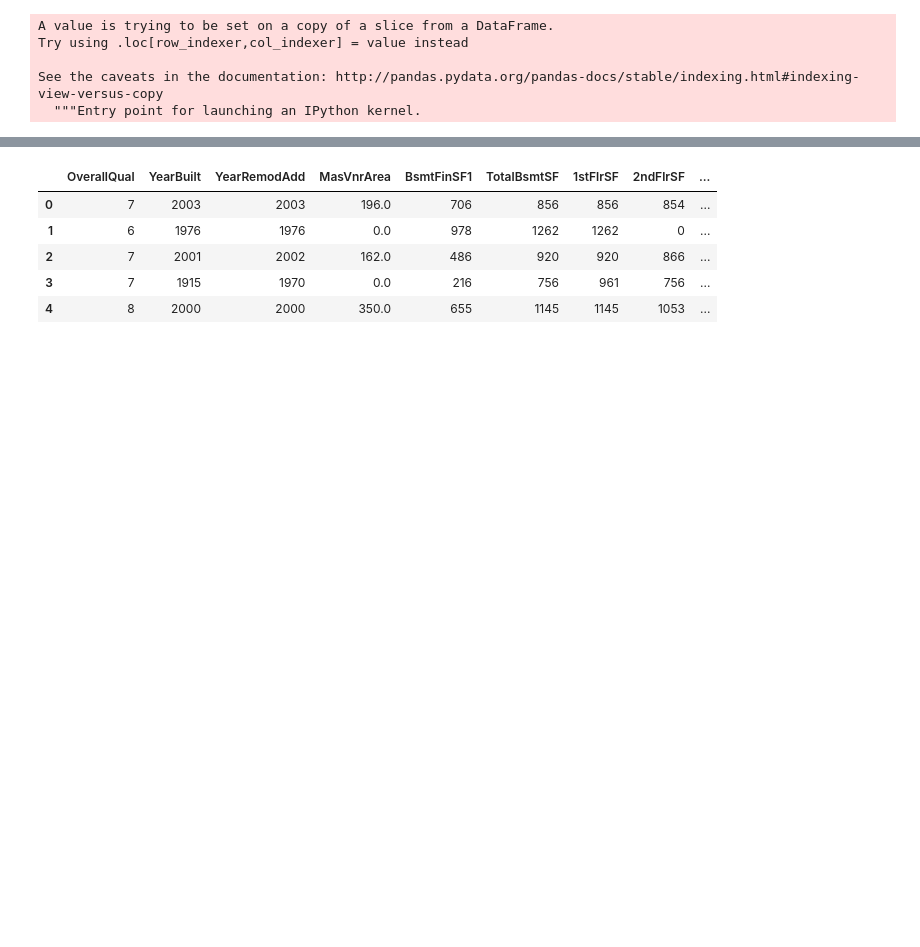
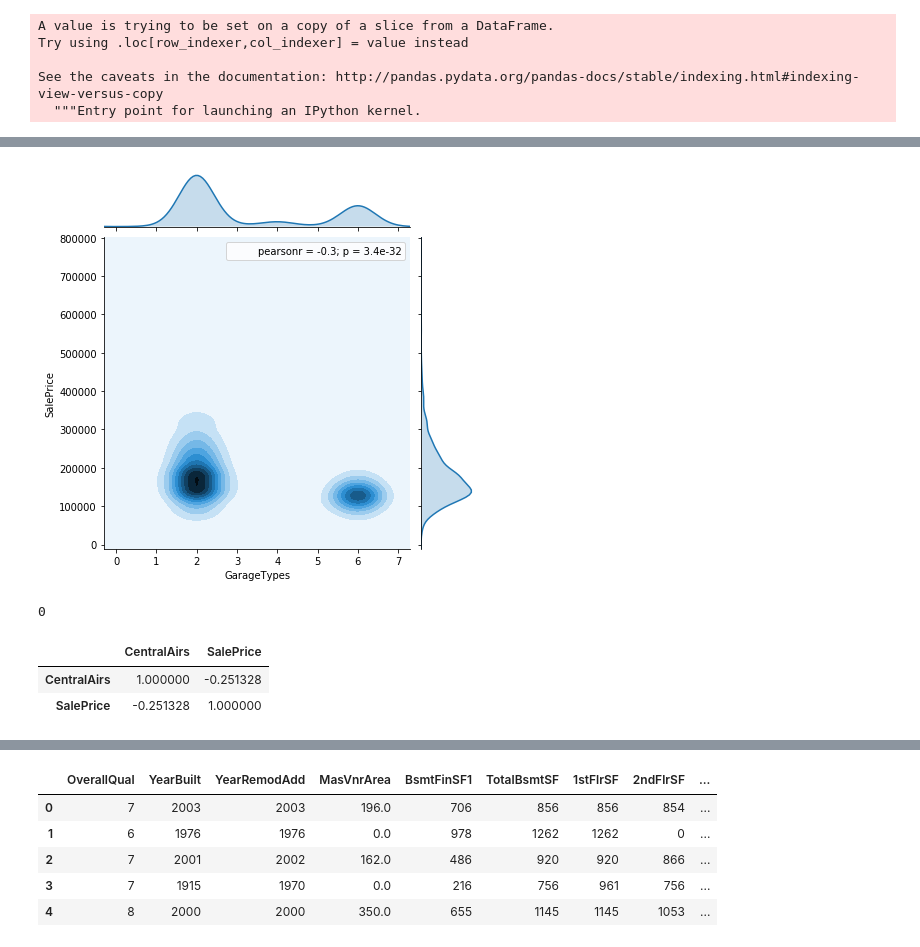
Before and after one commit to UrtziFM/KaggleHousesPrices, a Jupyter notebook: House-Prices-1.ipynb, the cells around one changed output, grey strips where cells are left out. Saved outputs shown, nothing was run; the diff lists cells and outputs as text; code cells hidden in the pictures; blank space fills up the shorter version.

```diff
--- a/House-Prices-1.ipynb
+++ b/House-Prices-1.ipynb
@@ -120,0 +190,16 @@ See the caveats in the documentation: http://pandas.pydata.org/pandas-docs/stabl
+# %%
+sns.jointplot(df_plots13['GarageTypes'], df_plots13['SalePrice'],kind='kde');
+# %% [output]
+[figure, added]
+# %%
+def Air(central):
+    if central == 'Y':
+        return 1
+    elif central == 'N':
+        return 2
+    else:
+        return 0
+
+Air('Yes')
+# %% [output]
+0
@@ -120,0 +208,7 @@ See the caveats in the documentation: http://pandas.pydata.org/pandas-docs/stabl
+# %%
+df_plots10 = df_t1[['CentralAirs', 'SalePrice']]
+df_plots10.corr()
+# %% [output]
+|  | CentralAirs | SalePrice |
+| CentralAirs | 1.000000 | -0.251328 |
+| SalePrice | -0.251328 | 1.000000 |
```
Also changed, not shown: parts of 60 cells of this notebook.
